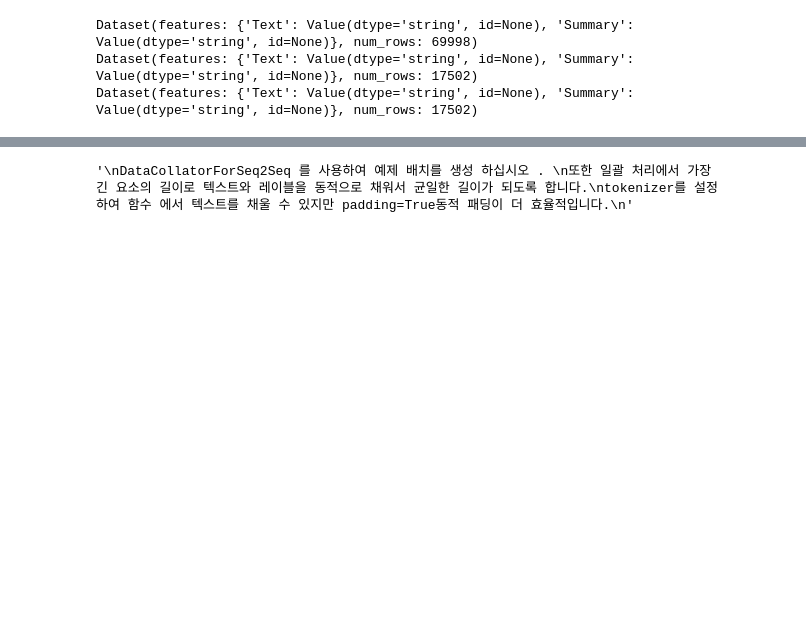
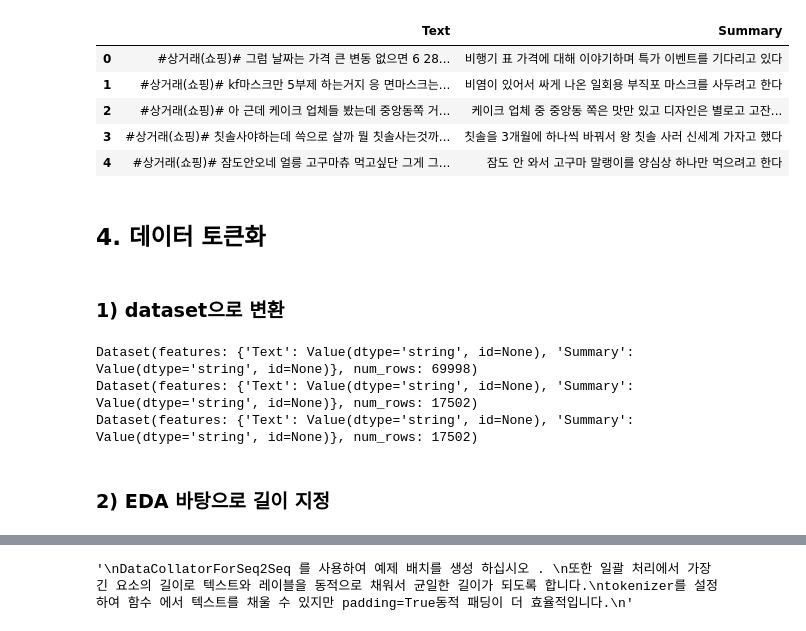
Before and after one commit to AIFFEL-NLP-PROJECT/Aiffelthon, a Jupyter notebook: Model/KoBART/MLM_finetuning_checkpoint_test.ipynb, the cells around one changed output, grey strips where cells are left out. Saved outputs shown, nothing was run; the diff lists cells and outputs as text; code cells hidden in the pictures; blank space fills up the shorter version.

```diff
--- a/Model/KoBART/MLM_finetuning_checkpoint_test.ipynb
+++ b/Model/KoBART/MLM_finetuning_checkpoint_test.ipynb
@@ -231,3 +308,16 @@ train_df.head()
+# %%
+train_df.head()
+# %% [output]
+|  | Text | Summary |
+| 0 | #상거래(쇼핑)# 그럼 날짜는 가격 큰 변동 없으면 6 28... | 비행기 표 가격에 대해 이야기하며 특가 이벤트를 기다리고 있다 |
+| 1 | #상거래(쇼핑)# kf마스크만 5부제 하는거지 응 면마스크는... | 비염이 있어서 싸게 나온 일회용 부직포 마스크를 사두려고 한다 |
+| 2 | #상거래(쇼핑)# 아 근데 케이크 업체들 봤는데 중앙동쪽 거... | 케이크 업체 중 중앙동 쪽은 맛만 있고 디자인은 별로고 고잔... |
+| 3 | #상거래(쇼핑)# 칫솔사야하는데 쓱으로 살까 뭘 칫솔사는것까... | 칫솔을 3개월에 하나씩 바꿔서 왕 칫솔 사러 신세계 가자고 했다 |
+| 4 | #상거래(쇼핑)# 잠도안오네 얼릉 고구마츄 먹고싶단 그게 그... | 잠도 안 와서 고구마 말랭이를 양심상 하나만 먹으려고 한다 |
+# %% [markdown]
+## 4. 데이터 토큰화
+# %% [markdown]
+### 1) dataset으로 변환
 # %%
 # DF > data Set으로 전환
 train_len = len(train_df) // 4
@@ -243,4 +333,6 @@ print(test_data)
 Dataset(features: {'Text': Value(dtype='string', id=None), 'Summary': Value(dtype='string', id=None)}, num_rows: 69998)
 Dataset(features: {'Text': Value(dtype='string', id=None), 'Summary': Value(dtype='string', id=None)}, num_rows: 17502)
 Dataset(features: {'Text': Value(dtype='string', id=None), 'Summary': Value(dtype='string', id=None)}, num_rows: 17502)
+# %% [markdown]
+### 2) EDA 바탕으로 길이 지정
 # %%
```
Also changed, not shown: parts of 47 cells of this notebook.
